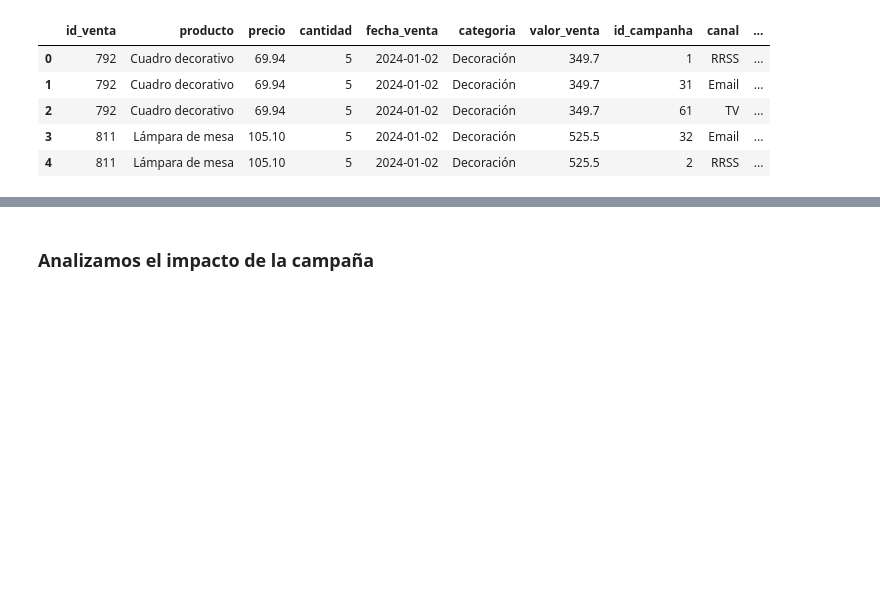
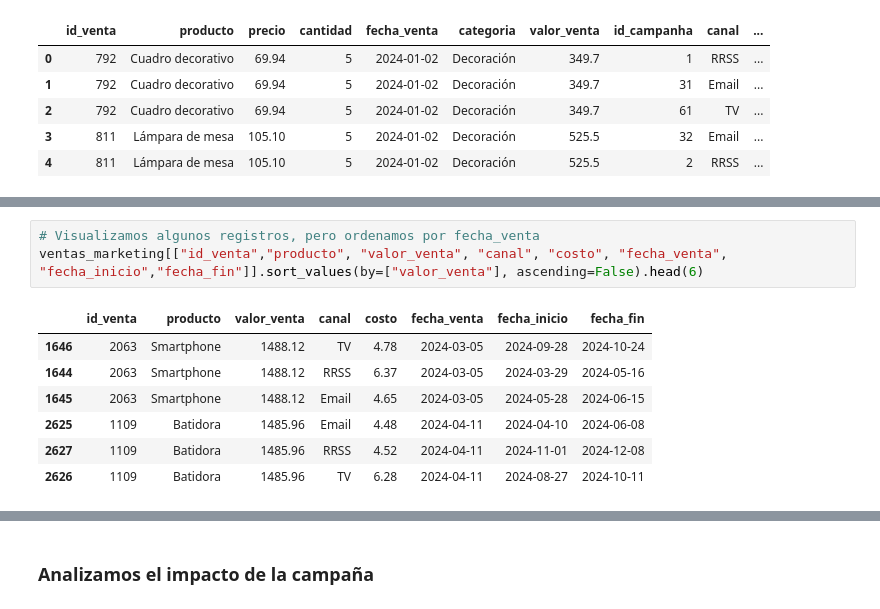
Before and after one commit to CppR-Repo/TT-2C2025-Data-Analitycs-Notebooks, a Jupyter notebook: EntregaFinal/MiEntrega-Final/Entrega_final.ipynb, the cells around one changed output, grey strips where cells are left out. Drawn from its saved outputs; the diff is of its cells as text; blank space fills up the shorter version.

```diff
--- a/EntregaFinal/MiEntrega-Final/Entrega_final.ipynb
+++ b/EntregaFinal/MiEntrega-Final/Entrega_final.ipynb
@@ -631,0 +668,11 @@ ventas_marketing.head()
+# %%
+# Visualizamos algunos registros, pero ordenamos por fecha_venta
+ventas_marketing[["id_venta","producto", "valor_venta", "canal", "costo", "fecha_venta", "fecha_inicio","fecha_fin"]].sort_values(by=["valor_venta"], ascending=False).head(6)
+# %% [output]
+|  | id_venta | producto | valor_venta | canal | costo | fecha_venta | fecha_inicio | fecha_fin |
+| 1646 | 2063 | Smartphone | 1488.12 | TV | 4.78 | 2024-03-05 | 2024-09-28 | 2024-10-24 |
+| 1644 | 2063 | Smartphone | 1488.12 | RRSS | 6.37 | 2024-03-05 | 2024-03-29 | 2024-05-16 |
+| 1645 | 2063 | Smartphone | 1488.12 | Email | 4.65 | 2024-03-05 | 2024-05-28 | 2024-06-15 |
+| 2625 | 1109 | Batidora | 1485.96 | Email | 4.48 | 2024-04-11 | 2024-04-10 | 2024-06-08 |
+| 2627 | 1109 | Batidora | 1485.96 | RRSS | 4.52 | 2024-04-11 | 2024-11-01 | 2024-12-08 |
+| 2626 | 1109 | Batidora | 1485.96 | TV | 6.28 | 2024-04-11 | 2024-08-27 | 2024-10-11 |
```
Also changed, not shown: parts of 32 cells of this notebook.
